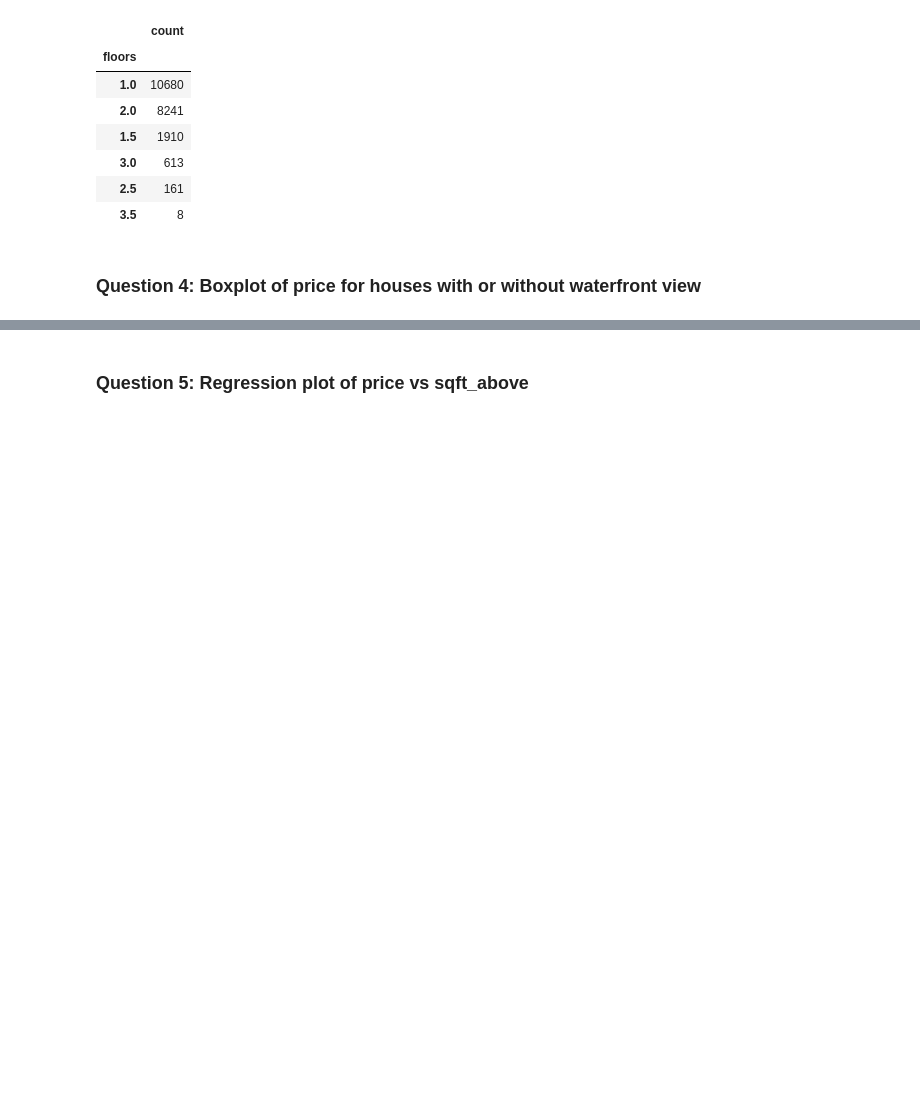
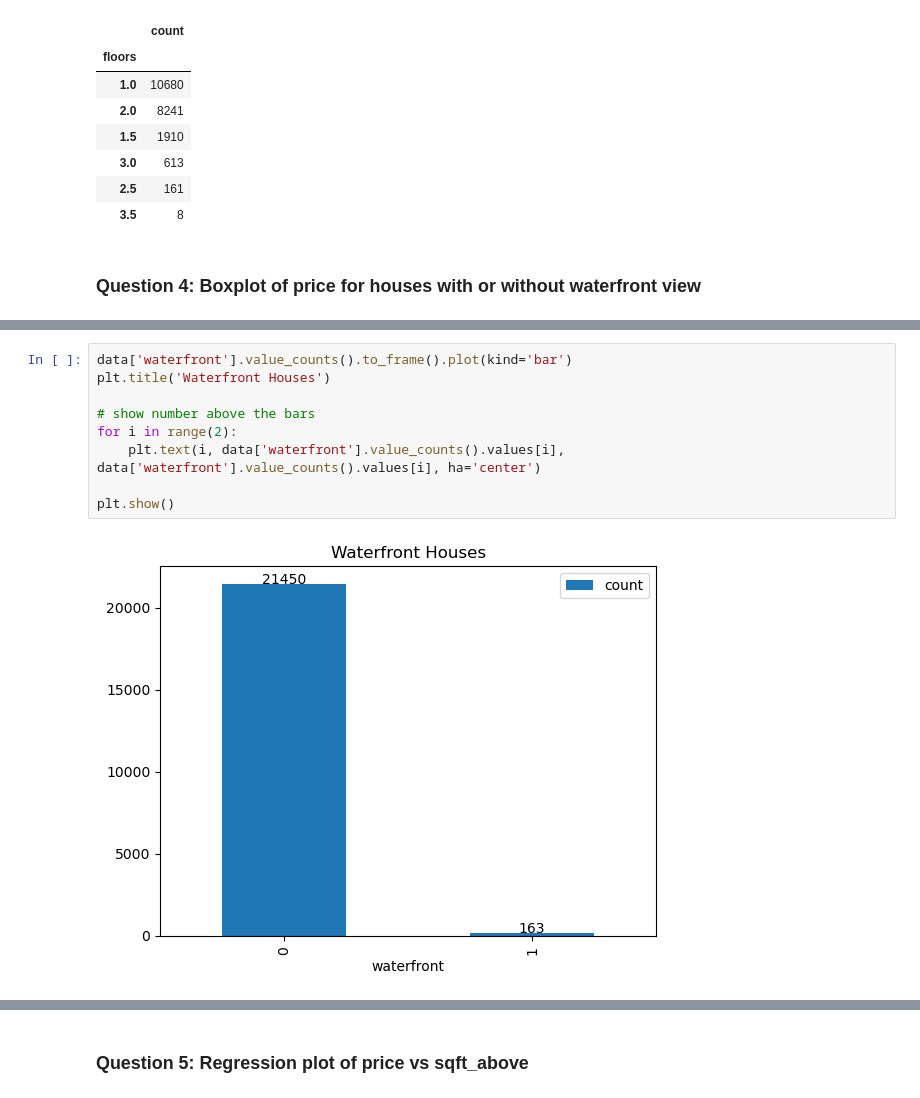
Before and after one commit to Keithsel/DAP301m-code, a Jupyter notebook: Lab_1/Lab_1.ipynb, the cells around one changed output, grey strips where cells are left out. Drawn from its saved outputs; the diff is of its cells as text; blank space fills up the shorter version.

```diff
--- a/Lab_1/Lab_1.ipynb
+++ b/Lab_1/Lab_1.ipynb
@@ -68,0 +123,11 @@ plt.show()
+# %%
+data['waterfront'].value_counts().to_frame().plot(kind='bar')
+plt.title('Waterfront Houses')
+
+# show number above the bars
+for i in range(2):
+    plt.text(i, data['waterfront'].value_counts().values[i], data['waterfront'].value_counts().values[i], ha='center')
+
+plt.show()
+# %% [output]
+[figure, added]
```
Also changed, not shown: parts of 54 cells of this notebook, 1 other file.
